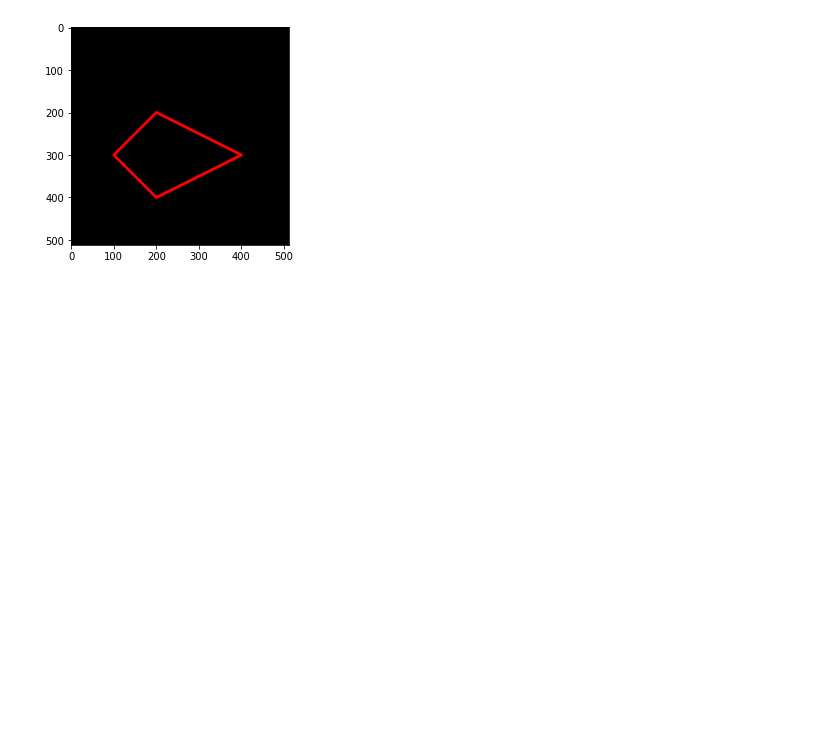
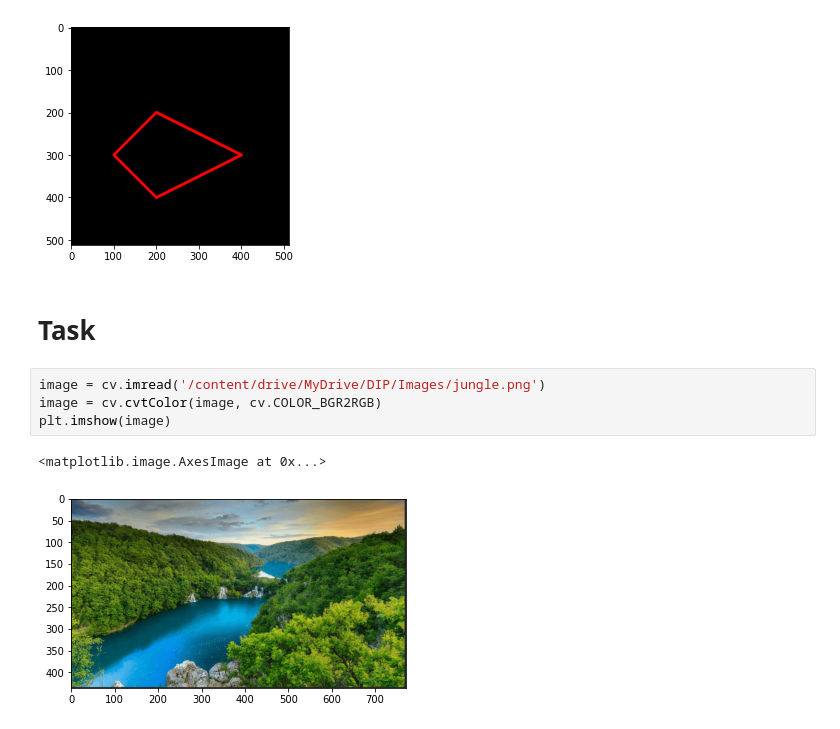
Before and after one commit to Omar630603/DIP-Course-2022, a Jupyter notebook: Week2.ipynb, the cells around one changed output. Cells and saved outputs as stored; diff of their text form; blank space fills up the shorter version.

```diff
--- a/Week2.ipynb
+++ b/Week2.ipynb
@@ -139,3 +139,12 @@ plt.imshow(black_img2)
 # %% [output]
 <matplotlib.image.AxesImage at 0x...>
 [figure]
+# %% [markdown]
+# Task
+# %%
+image = cv.imread('/content/drive/MyDrive/DIP/Images/jungle.png')
+image = cv.cvtColor(image, cv.COLOR_BGR2RGB)
+plt.imshow(image)
+# %% [output]
+<matplotlib.image.AxesImage at 0x...>
+[figure, added]
```
Also changed, not shown: parts of 16 cells of this notebook.
